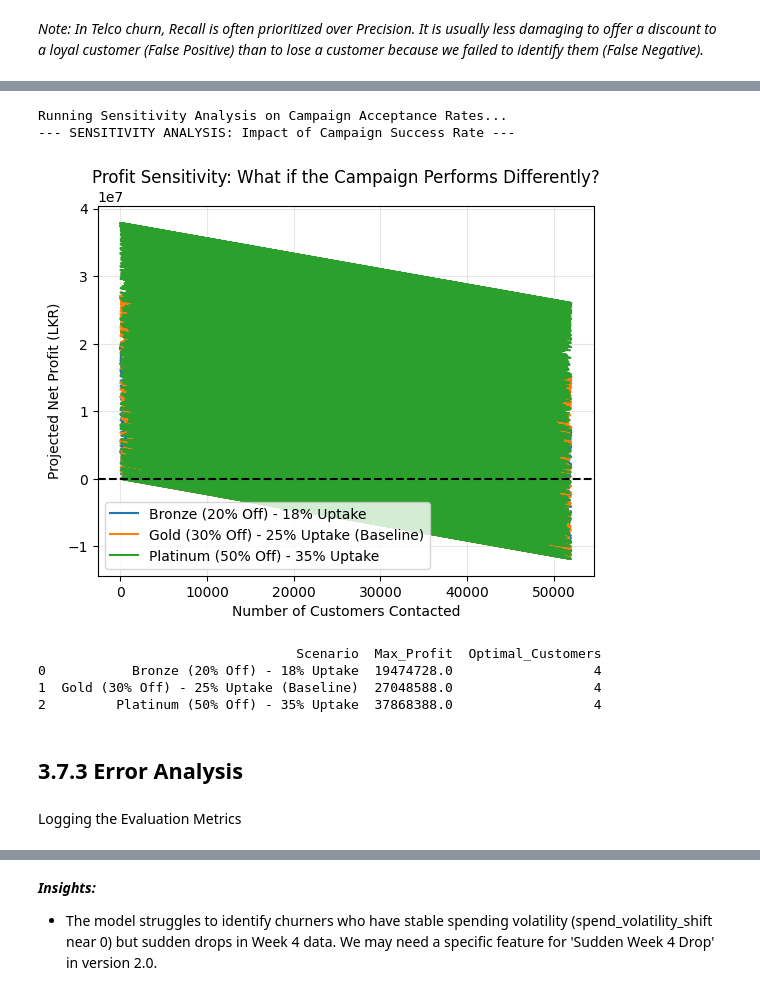
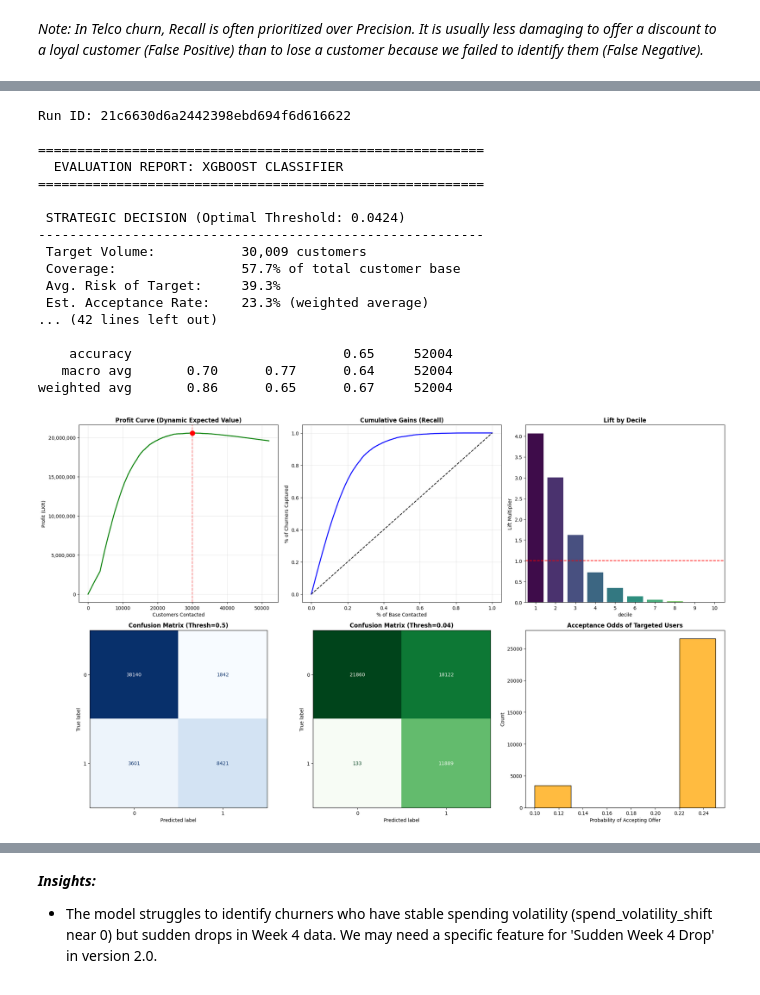
Before and after one commit to tejakusumah-y2008hub/telco-customer-churn-prediction, a Jupyter notebook: notebooks/3.0-yusuftejakusumah-modeling-and-evaluation.ipynb, the cells around one changed output, grey strips where cells are left out. Saved outputs shown, nothing was run; the diff lists cells and outputs as text; code cells hidden in the pictures.

```diff
--- a/notebooks/3.0-yusuftejakusumah-modeling-and-evaluation.ipynb
+++ b/notebooks/3.0-yusuftejakusumah-modeling-and-evaluation.ipynb
@@ -558,3 +584,0 @@ final_model = XGBClassifier(**final_params)
-# %%
-# Fit on full training data
-final_model.fit(X_train, y_train)
@@ -613,30 +588,0 @@ weighted avg       0.90      0.84      0.85     52004
-# %%
-# Sensitivity Analysis
-# Define scenarios with specific Costs and Acceptance Rates
-scenarios = [
-    # SCENARIO A: The "Bronze" Offer (20% Off)
-    # Cheaper (Rs. 150) but low acceptance (18%)
-    {'rate': 0.18, 'cost': 150, 'label': 'Bronze (20% Off) - 18% Uptake'},
-
-    # SCENARIO B: The "Gold" Offer (30% Off) - YOUR CHOSEN STRATEGY
-    # Balanced Cost (Rs. 225) and good acceptance (25%)
-    {'rate': 0.25, 'cost': 225, 'label': 'Gold (30% Off) - 25% Uptake (Baseline)'},
-
-    # SCENARIO C: The "Platinum" Offer (50% Off)
-    # Expensive (Rs. 375) but high acceptance (35%)
-    {'rate': 0.35, 'cost': 375, 'label': 'Platinum (50% Off) - 35% Uptake'}
-]
-print("Running Sensitivity Analysis on Campaign Acceptance Rates...")
-run_sensitivity_analysis(final_model, X_train, y_train, scenarios=scenarios,
-                         ltv=LTV_LKR, cost_offer=COST_OFFER_LKR,
-                         cost_contact=COST_CONTACT_LKR, currency="LKR")
-# %% [output]
-Running Sensitivity Analysis on Campaign Acceptance Rates...
---- SENSITIVITY ANALYSIS: Impact of Campaign Success Rate ---
-[figure, removed]
-                                 Scenario  Max_Profit  Optimal_Customers
-0           Bronze (20% Off) - 18% Uptake  19474728.0                  4
-1  Gold (30% Off) - 25% Uptake (Baseline)  27048588.0                  4
-2         Platinum (50% Off) - 35% Uptake  37868388.0                  4
-# %% [markdown]
-## 3.7.3 Error Analysis
@@ -669,2 +588,0 @@ print(false_negatives_train[['trend_data_w4_vs_w1', 'spend_volatility_shift']].m
-# %% [markdown]
-Logging the Evaluation Metrics
@@ -687,0 +589,34 @@ with mlflow.start_run(run_name="Final_Model_Evaluation_for_Training"):
+# %%
+# Note: Inputs are defined in LKR
+# rebellious-worm-205
+xgb_evaluation_df = comprehensive_churn_evaluation(
+        model=final_xgb_model,
+        X=X_train,
+        y=y_train,
+        model_name="XGBoost Classifier",
+        run_id=run_id,
+        ltv=LTV_LKR,
+        cost_offer=COST_OFFER_LKR,
+        cost_contact=COST_CONTACT_LKR,
+        acceptance_rate_base=ACCEPTANCE_RATE,
+        currency="LKR"
+        )
+# %% [output]
+Run ID: 21c6630d6a2442398ebd694f6d616622
+
+=========================================================
+  EVALUATION REPORT: XGBOOST CLASSIFIER
+=========================================================
+
+ STRATEGIC DECISION (Optimal Threshold: 0.0424)
+---------------------------------------------------------
+ Target Volume:           30,009 customers
+ Coverage:                57.7% of total customer base
+ Avg. Risk of Target:     39.3%
+ Est. Acceptance Rate:    23.3% (weighted average)
+... (42 lines left out)
+
+    accuracy                           0.65     52004
+   macro avg       0.70      0.77      0.64     52004
+weighted avg       0.86      0.65      0.67     52004
+[figure, added]
```
Also changed, not shown: parts of 46 cells of this notebook.
